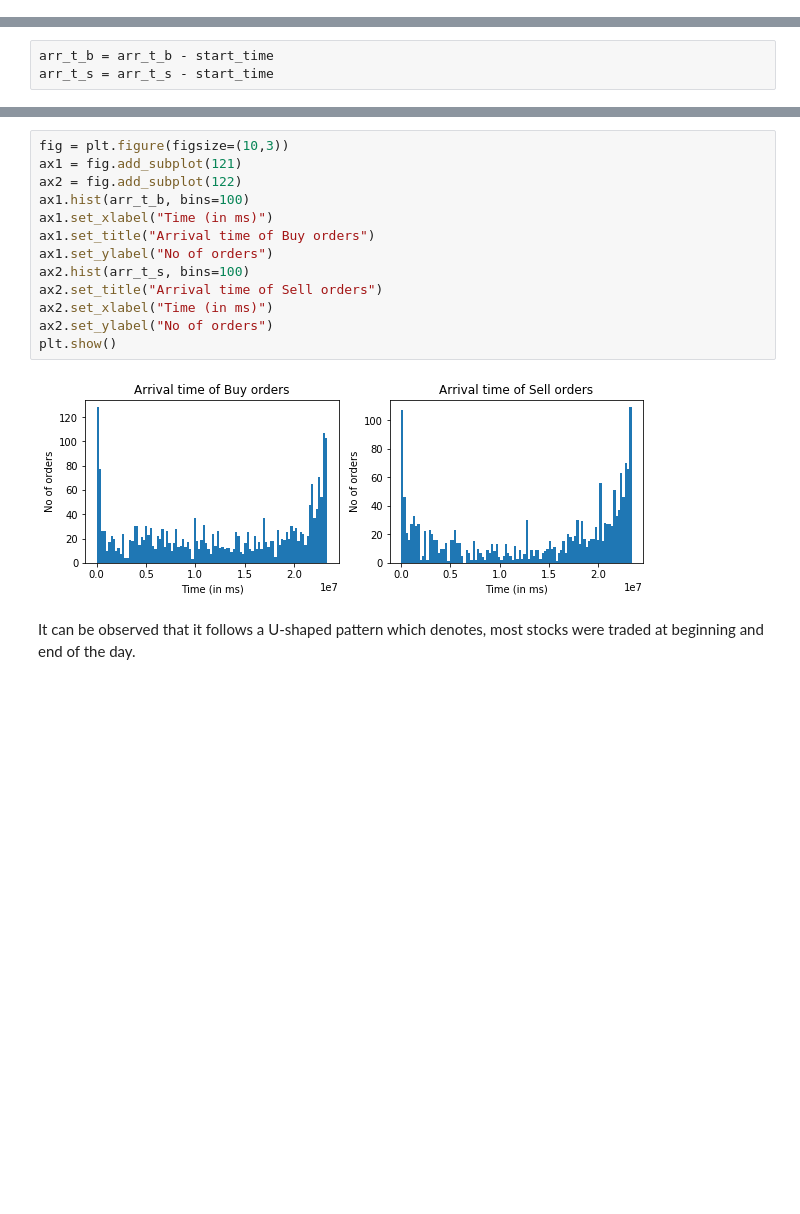
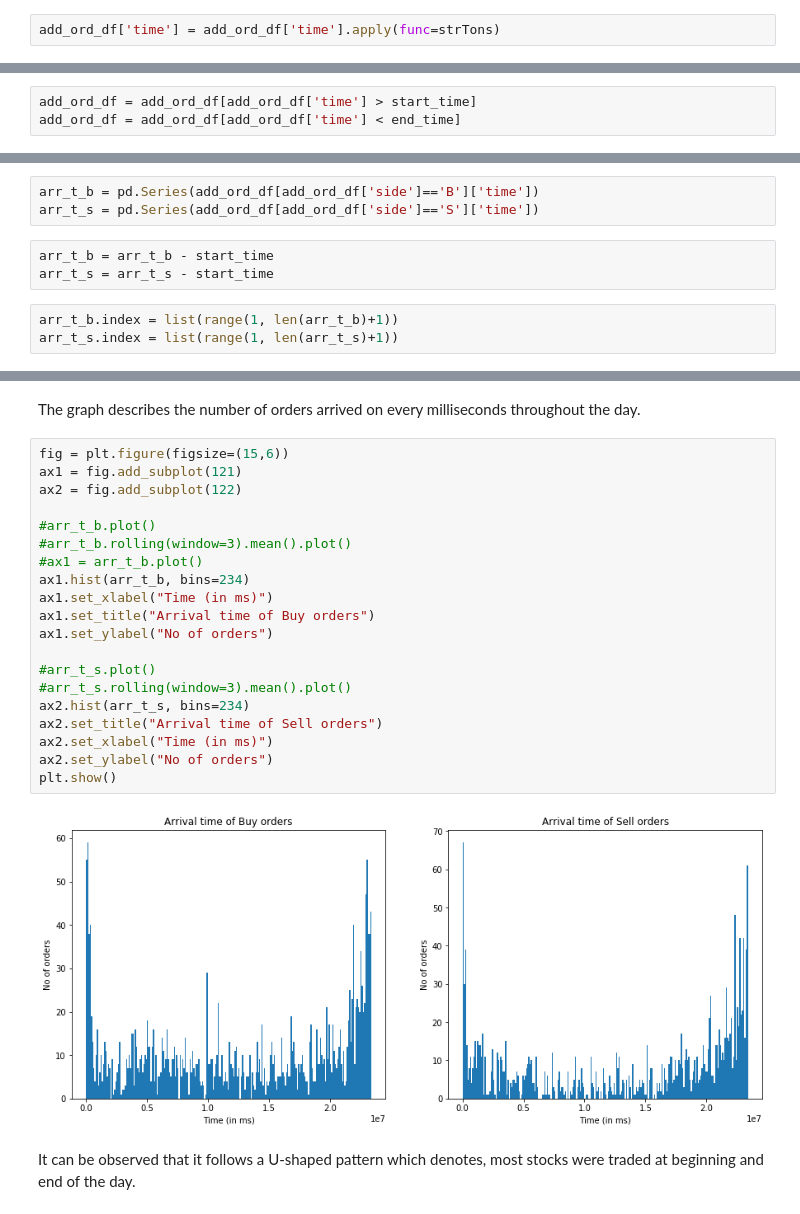
Before and after one commit to RSB-Balaji/SimulatedExchange, a Jupyter notebook: Insights.ipynb, the cells around one changed output, grey strips where cells are left out. Drawn from its saved outputs; the diff is of its cells as text; blank space fills up the shorter version.

```diff
--- a/Insights.ipynb
+++ b/Insights.ipynb
@@ -82,3 +83,5 @@ def strTons(string):
     hms = ts[0].split(':')
     ns = ts[1]
     return pd.Timestamp(2020, 3, 3, int(hms[0]), int(hms[1]), int(hms[2]), int(ns[:3])).value // 1000000
+# %%
+add_ord_df['time'] = add_ord_df['time'].apply(func=strTons)
@@ -84,0 +109,3 @@ def strTons(string):
+# %%
+add_ord_df = add_ord_df[add_ord_df['time'] > start_time]
+add_ord_df = add_ord_df[add_ord_df['time'] < end_time]
@@ -101,3 +131,9 @@ arr_t_s = arr_t_s[arr_t_s < end_time]
+# %%
+arr_t_b = pd.Series(add_ord_df[add_ord_df['side']=='B']['time'])
+arr_t_s = pd.Series(add_ord_df[add_ord_df['side']=='S']['time'])
 # %%
 arr_t_b = arr_t_b - start_time
 arr_t_s = arr_t_s - start_time
+# %%
+arr_t_b.index = list(range(1, len(arr_t_b)+1))
+arr_t_s.index = list(range(1, len(arr_t_s)+1))
@@ -104,18 +161,27 @@ arr_t_s = arr_t_s - start_time
+# %% [markdown]
+The graph describes the number of orders arrived on every milliseconds throughout the day.
 # %%
-fig = plt.figure(figsize=(10,3))
+fig = plt.figure(figsize=(15,6))
 ax1 = fig.add_subplot(121)
 ax2 = fig.add_subplot(122)
-ax1.hist(arr_t_b, bins=100)
+
+#arr_t_b.plot()
+#arr_t_b.rolling(window=3).mean().plot()
+#ax1 = arr_t_b.plot()
+ax1.hist(arr_t_b, bins=234)
 ax1.set_xlabel("Time (in ms)")
 ax1.set_title("Arrival time of Buy orders")
 ax1.set_ylabel("No of orders")
-ax2.hist(arr_t_s, bins=100)
+
+#arr_t_s.plot()
+#arr_t_s.rolling(window=3).mean().plot()
+ax2.hist(arr_t_s, bins=234)
 ax2.set_title("Arrival time of Sell orders")
 ax2.set_xlabel("Time (in ms)")
 ax2.set_ylabel("No of orders")
 plt.show()
 # %% [output]
-[figure, old version]
+[figure, new version]
 # %% [markdown]
 It can be observed that it follows a U-shaped pattern which denotes, most stocks were traded at beginning and end of the day.
 # %% [markdown]
```
Also changed, not shown: parts of 29 cells of this notebook.
